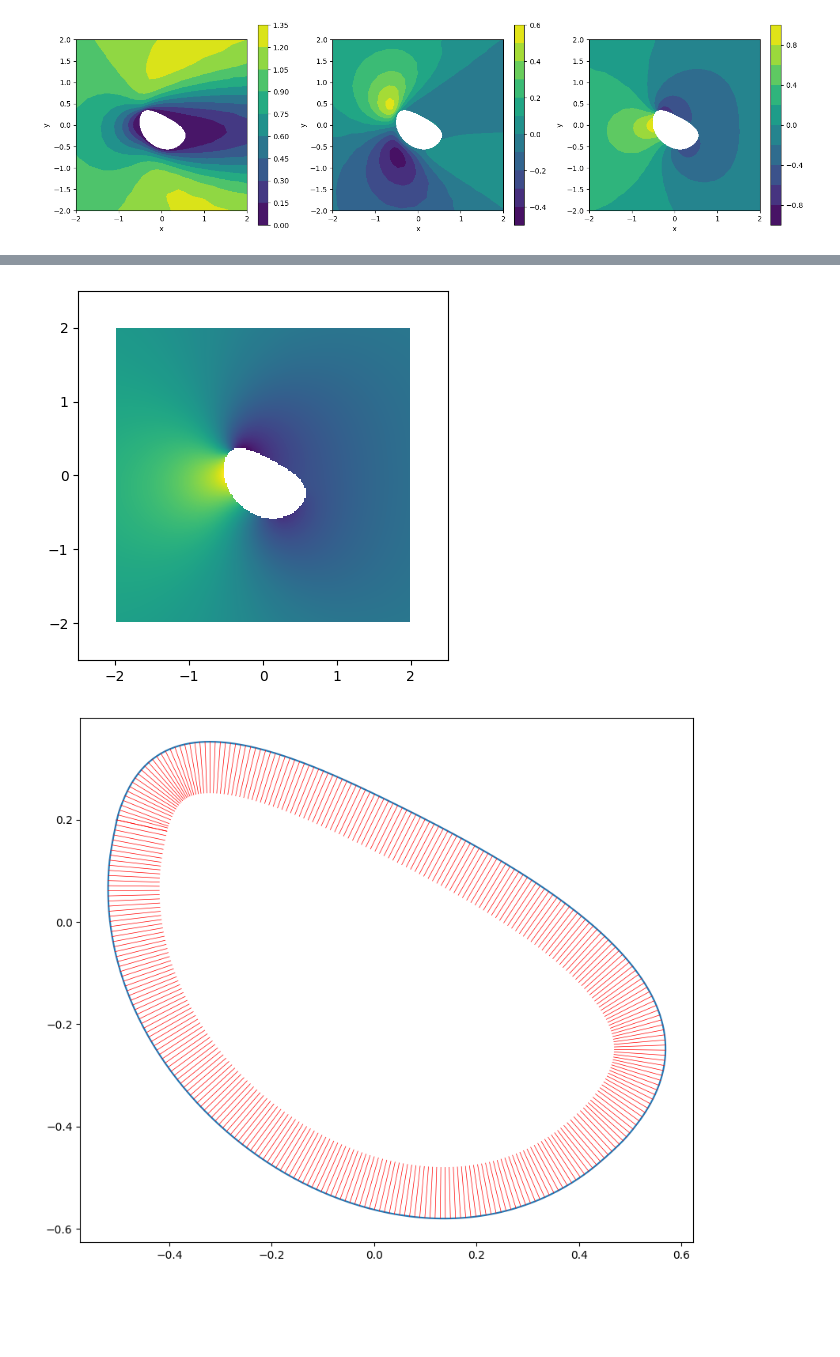
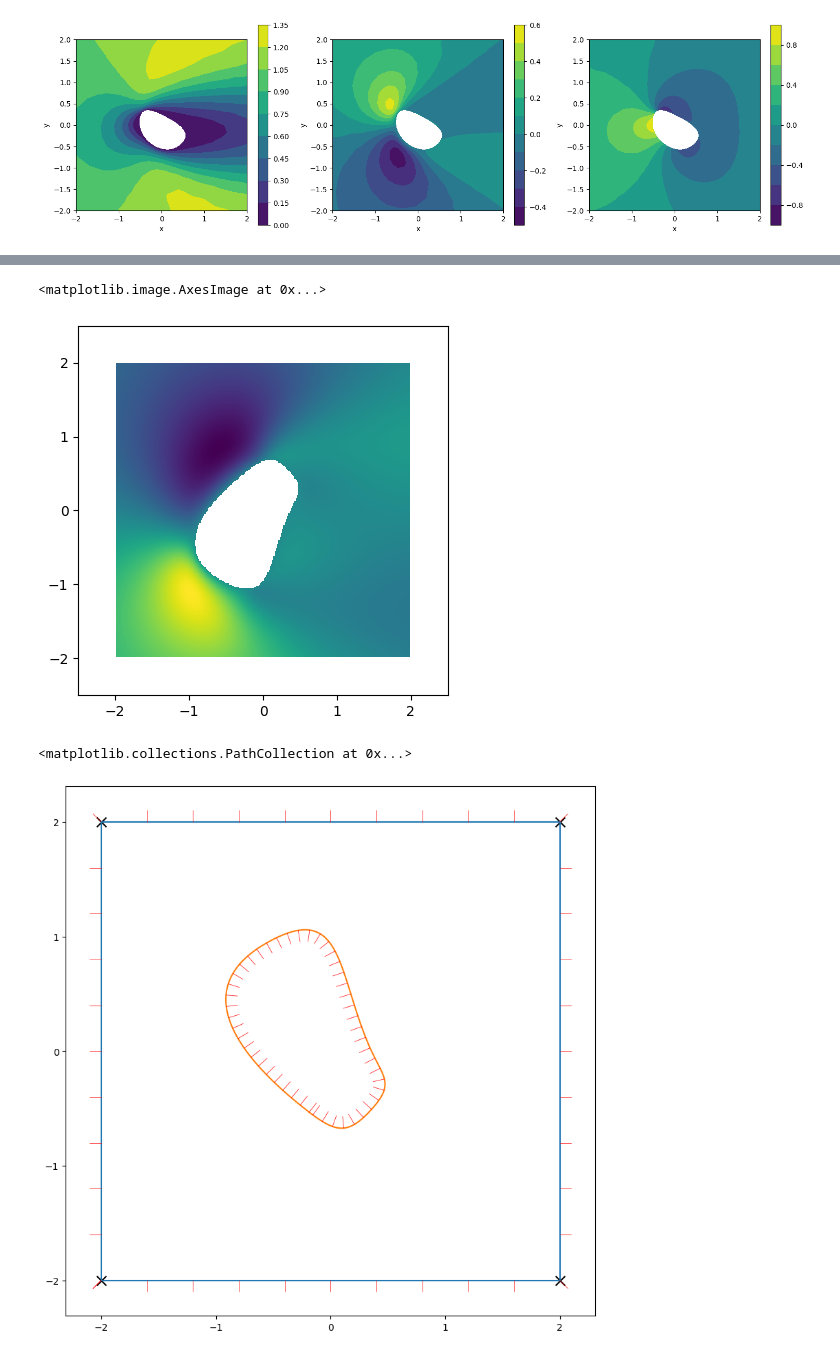
Before and after one commit to jh6220/SINNs-FEM, a Jupyter notebook: LowReFlowDataExplore.ipynb, the cells around one changed output, grey strips where cells are left out. Cells and saved outputs as stored; diff of their text form; code cells hidden in the pictures; blank space fills up the shorter version.

Commit message:
The interior and boundatry training sample implemented with the updated version of the solution data structure which allows to handle the fluid examples

```diff
--- a/LowReFlowDataExplore.ipynb
+++ b/LowReFlowDataExplore.ipynb
@@ -204,28 +367,52 @@ plt.show()
+# %%
+def loadData(filePath):
+    with open(filePath, 'r') as f:
+        data = json.load(f)
+
+    keys_single = ['nodes', 'elements', 'solution']
+    for i in tqdm(range(len(data))):
+        for key in data[i].keys():
+            if key in keys_single:
+                data[i][key] = np.array(data[i][key])
+            else:
+                for j in range(len(data[i][key])):
+                    if type(data[i][key][j]) == list:
+                        data[i][key][j] = np.array(data[i][key][j])
+        addInterpF2Data(data[i])
+    return data
+
+data_arr = loadData('TrainingData/LowReFlowDataProcessed/dataLowReFLow.json')
 # %%
+data = data_arr[1000]
+
 n = 300
 x = np.linspace(-2.5,2.5,n)
 X,Y = np.meshgrid(x,x)
-points = np.stack([X.flatten(),Y.flatten()],1)
-valsE = data['interpSE'](points).reshape(n,n,-1)
-valsD = data['interpSD'](points).reshape(n,n,-1)
-plt.imshow(valsE[:,:,2],extent=[-2.5,2.5,-2.5,2.5],origin='lower')
-plt.show()
+points = np.stack([X.flatten(),Y.flatten()],axis=1)
+sol = data['interpSE'](points).reshape(n,n,3)
+plt.imshow(sol[:,:,1],extent=[-2.5,2.5,-2.5,2.5])
 # %% [output]
+<matplotlib.image.AxesImage at 0x...>
-[figure, old version]
+[figure, new version]
 # %%
 nodes = data['nodes']
+idxCurve1 = data['idxCurves'][0]
+idxCurve2 = data['idxCurves'][1]
 nodesB1 = nodes[idxCurve1]
 normals1 = data['normalCurves'][0]
 nodesB2 = nodes[idxCurve2]
 normals2 = data['normalCurves'][1]
 plt.figure(figsize=(10,10))
-# plt.plot(nodesB1[:,0],nodesB1[:,1])
-# k = 0.1
-# for i in range(nodesB1.shape[0]):
-#     plt.plot([nodesB1[i,0],nodesB1[i,0]+k*normals1[i,0]],[nodesB1[i,1],nodesB1[i,1]+k*normals1[i,1]],'r',linewidth=0.5)
+plt.plot(nodesB1[:,0],nodesB1[:,1])
+k = 0.1
+for i in range(nodesB1.shape[0]):
+    plt.plot([nodesB1[i,0],nodesB1[i,0]+k*normals1[i,0]],[nodesB1[i,1],nodesB1[i,1]+k*normals1[i,1]],'r',linewidth=0.5)
 plt.plot(nodesB2[:,0],nodesB2[:,1])
-for i in range(nodesB2.shape[0]):
+for i in range(0,nodesB2.shape[0],10):
     plt.plot([nodesB2[i,0],nodesB2[i,0]+k*normals2[i,0]],[nodesB2[i,1],nodesB2[i,1]+k*normals2[i,1]],'r',linewidth=0.5)
 plt.gca().set_aspect('equal', adjustable='box')
+
+plt.scatter(nodes[data['idxCorner'],0],nodes[data['idxCorner'],1],s=100,marker='x',c='k')
 # %% [output]
+<matplotlib.collections.PathCollection at 0x...>
-[figure, old version]
+[figure, new version]
```
Also changed, not shown: parts of 18 cells of this notebook, 3 other files.
